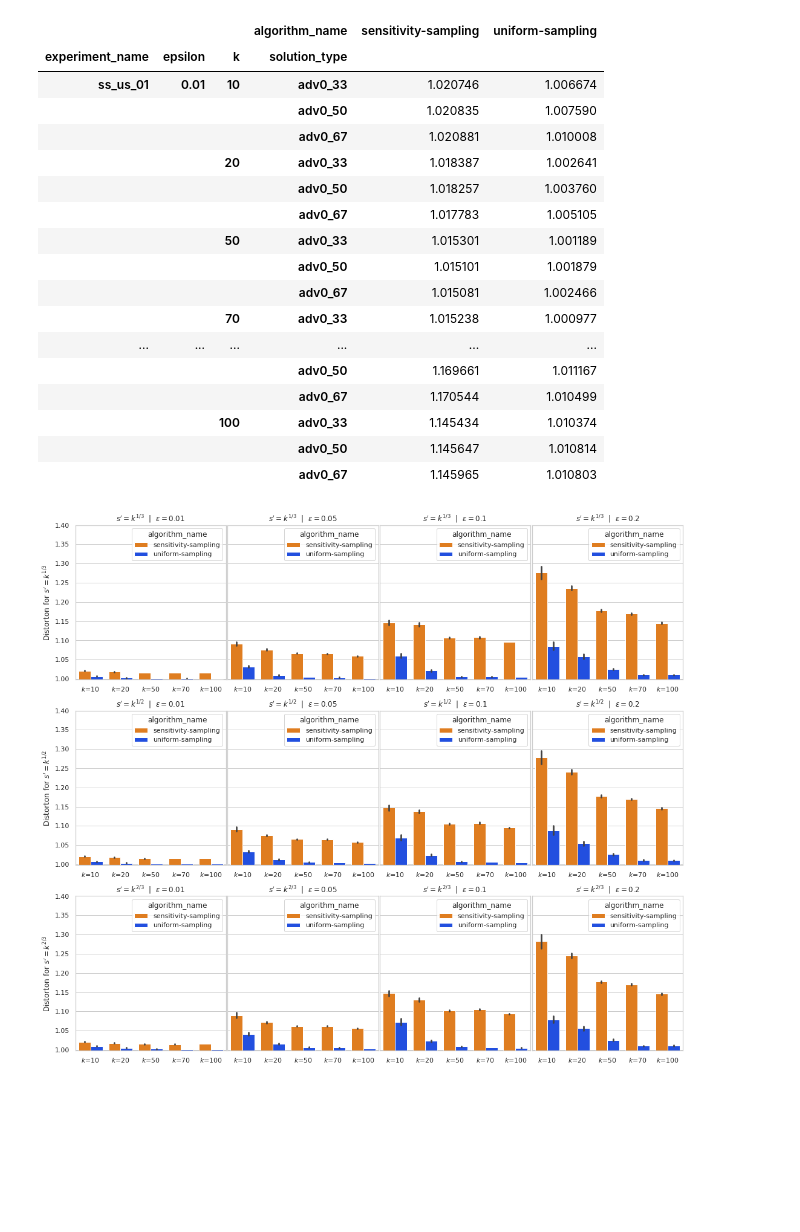
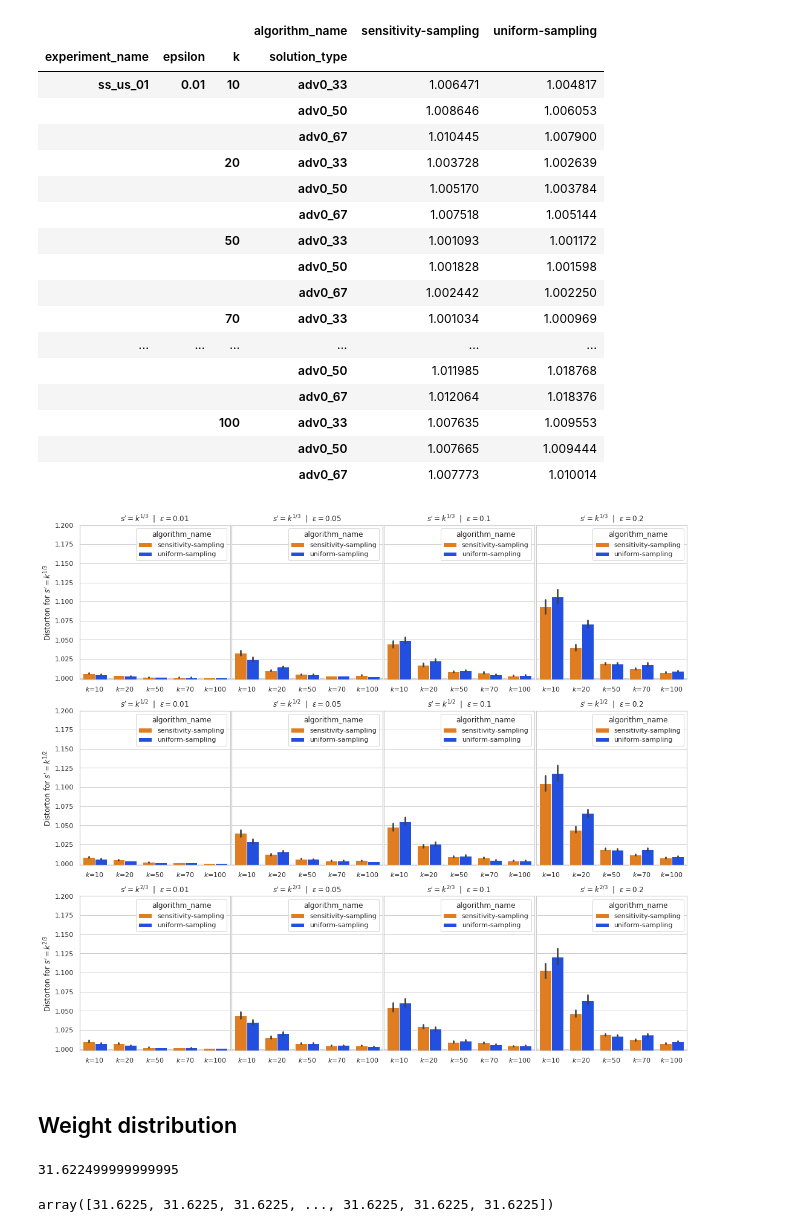
Before and after one commit to sheikhomar/yace, a Jupyter notebook: notebooks/06-results-adv-instance.ipynb, the cells around one changed output. Drawn from its saved outputs; the diff is of its cells as text; code cells hidden in the pictures; blank space fills up the shorter version.

```diff
--- a/notebooks/06-results-adv-instance.ipynb
+++ b/notebooks/06-results-adv-instance.ipynb
@@ -41,6 +43,9 @@ def get_raw_results(file_paths):
         df_perf_data["experiment_type"] = experiment_type
         df_perf_data["running_time_secs"] = duration_secs
 
+        df_perf_data["algorithm"] = job_info.experiment_params["algorithm_name"]
+        df_perf_data["job_info_path"] = job_info_path
+
         for param, val in job_info.experiment_params.items():
             df_perf_data[f"{param}"] = val
 
@@ -60,0 +62,3 @@ job_info_paths = list(data_results_dir.glob("**/job-info.json"))
+# %%
+job_info_paths = list(Path("../data/experiments-odin/adv/ss_us_01").glob("**/job-info.json"))
+print(f"Number of job files: {len(job_info_paths)}")
@@ -93,22 +102,22 @@ pd.pivot(
 # %% [output]
 |  |  |  | algorithm_name | sensitivity-sampling | uniform-sampling |
 | experiment_name | epsilon | k | solution_type |  |  |
-| ss_us_01 | 0.01 | 10 | adv0_33 | 1.020746 | 1.006674 |
-|  |  |  | adv0_50 | 1.020835 | 1.007590 |
-|  |  |  | adv0_67 | 1.020881 | 1.010008 |
-|  |  | 20 | adv0_33 | 1.018387 | 1.002641 |
-|  |  |  | adv0_50 | 1.018257 | 1.003760 |
-|  |  |  | adv0_67 | 1.017783 | 1.005105 |
-|  |  | 50 | adv0_33 | 1.015301 | 1.001189 |
-|  |  |  | adv0_50 | 1.015101 | 1.001879 |
-|  |  |  | adv0_67 | 1.015081 | 1.002466 |
-|  |  | 70 | adv0_33 | 1.015238 | 1.000977 |
+| ss_us_01 | 0.01 | 10 | adv0_33 | 1.006471 | 1.004817 |
+|  |  |  | adv0_50 | 1.008646 | 1.006053 |
+|  |  |  | adv0_67 | 1.010445 | 1.007900 |
+|  |  | 20 | adv0_33 | 1.003728 | 1.002639 |
+|  |  |  | adv0_50 | 1.005170 | 1.003784 |
+|  |  |  | adv0_67 | 1.007518 | 1.005144 |
+|  |  | 50 | adv0_33 | 1.001093 | 1.001172 |
+|  |  |  | adv0_50 | 1.001828 | 1.001598 |
+|  |  |  | adv0_67 | 1.002442 | 1.002250 |
+|  |  | 70 | adv0_33 | 1.001034 | 1.000969 |
 | ... | ... | ... | ... | ... | ... |
-|  |  |  | adv0_50 | 1.169661 | 1.011167 |
-|  |  |  | adv0_67 | 1.170544 | 1.010499 |
-|  |  | 100 | adv0_33 | 1.145434 | 1.010374 |
-|  |  |  | adv0_50 | 1.145647 | 1.010814 |
-|  |  |  | adv0_67 | 1.145965 | 1.010803 |
+|  |  |  | adv0_50 | 1.011985 | 1.018768 |
+|  |  |  | adv0_67 | 1.012064 | 1.018376 |
+|  |  | 100 | adv0_33 | 1.007635 | 1.009553 |
+|  |  |  | adv0_50 | 1.007665 | 1.009444 |
+|  |  |  | adv0_67 | 1.007773 | 1.010014 |
 # %%
 colors = sns.color_palette("tab10")
 colors = sns.color_palette("bright")
@@ -119,29 +128,31 @@ df_grouped["k_formatted"] = "$k$=" + df_grouped["k"].astype(str)
 # %%
 solution_types = np.sort(df_raw_results["solution_type"].unique())
 epsilons = np.sort(df_raw_results["epsilon"].unique())
 n_rows = len(solution_types)
 n_cols = len(epsilons)
 fig, axes = plt.subplots(nrows=n_rows, ncols=n_cols, sharey=True, figsize=(18, 16))
 
 for i, solution_type in enumerate(solution_types):
     for j, epsilon in enumerate(epsilons):
         ax = axes[i,j] # axes[i,j]
         f1 = df_raw_results["solution_type"] == solution_type
         f2 = df_raw_results["epsilon"] == epsilon
         df_filtered = df_raw_results[f1&f2].copy()
         df_filtered.sort_values(by=["k", "algorithm_name"], inplace=True)
         sns.barplot(data=df_filtered, x="k_formatted", y="distortion", hue="algorithm_name", ax=ax, palette=algorithm_colors)
-        ax.set_ylim(bottom=0.998, top=1.4)
+        ax.set_ylim(bottom=0.998, top=1.2)
         ratio = {"adv0_50": "1/2", "adv0_33": "1/3", "adv0_67": "2/3"}[solution_type]
         s_prime = f"$s'=k^{{{ratio}}}$"
         ax.set_title(f"{s_prime}  |  $\\epsilon={epsilon}$")
         ax.set_ylabel(f"Distorton for {s_prime}")
         ax.set_xlabel("")
         if j > 0:
             ax.set_ylabel("")
         if i == 0:
             ax.set_xlabel("")
 fig.subplots_adjust(wspace=0.01)
-#fig.savefig("distortions-adv-instance-v1.pdf", )
+# fig.savefig("distortions-instance-2-v3.pdf", )
 # %% [output]
-[figure, old version]
+[figure, new version]
+# %% [markdown]
+## Weight distribution
@@ -147,0 +176,8 @@ fig.subplots_adjust(wspace=0.01)
+# %%
+ss_coreset_weights.mean()
+# %% [output]
+31.622499999999995
+# %%
+us_coreset_weights
+# %% [output]
+array([31.6225, 31.6225, 31.6225, ..., 31.6225, 31.6225, 31.6225])
```
Also changed, not shown: parts of 9 cells of this notebook, 2 other files.
